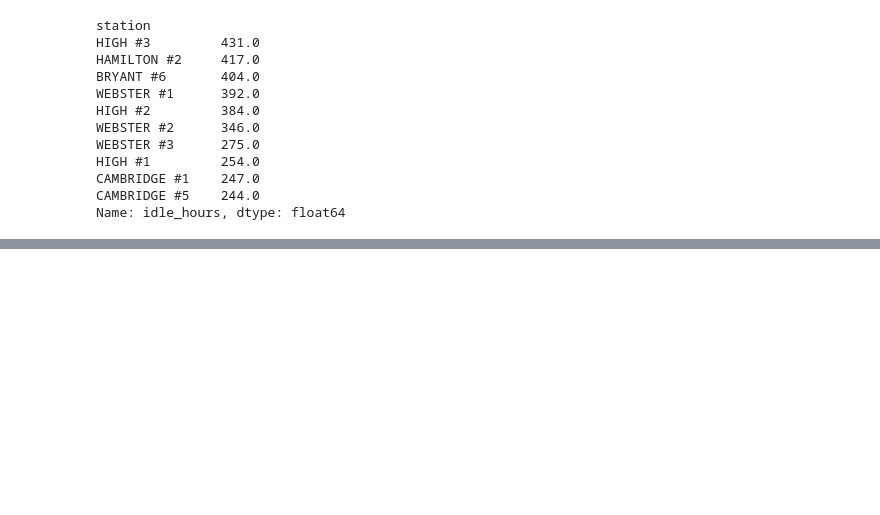
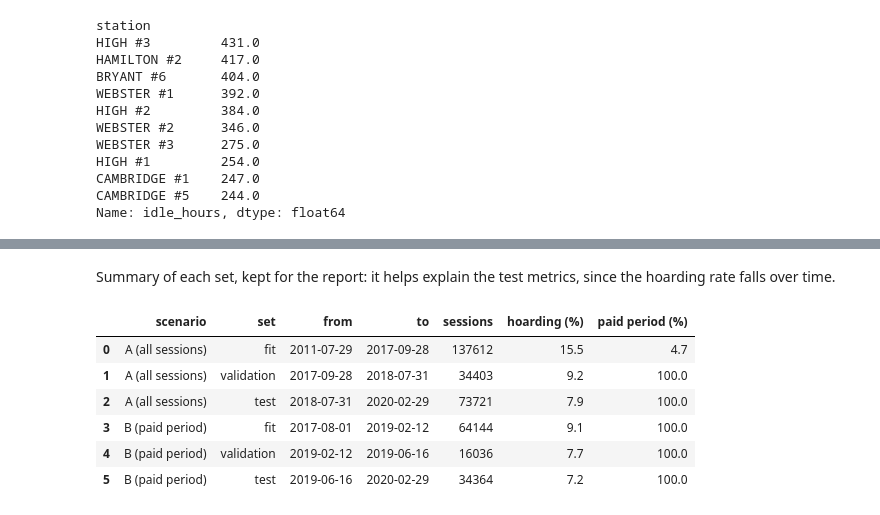
Before and after one commit to Teresa7810/Introduction-to-Business-Analytics, a Jupyter notebook: 4. Exploratory.ipynb, the cells around one changed output, grey strips where cells are left out. Drawn from its saved outputs; the diff is of its cells as text; code cells hidden in the pictures; blank space fills up the shorter version.

```diff
--- a/4. Exploratory.ipynb
+++ b/4. Exploratory.ipynb
@@ -183,0 +241,17 @@ MPL #1 to #3 have the highest hoarding rates (27 to 33%), but they are among the
+# %%
+season_map = {12: "winter", 1: "winter", 2: "winter",
+              3: "spring", 4: "spring", 5: "spring",
+              6: "summer", 7: "summer", 8: "summer",
+              9: "autumn", 10: "autumn", 11: "autumn"}
+
+# start_hour was already created in 4.2
+ev["day_of_week"] = ev["start"].dt.dayofweek
+ev["is_weekend"] = (ev["day_of_week"] >= 5).astype(int)
+ev["month"] = ev["start"].dt.month
+ev["season"] = ev["month"].map(season_map)
+
+first_paid = ev.loc[ev["fee"] > 0, "start"].min()
+ev["paid_period"] = (ev["start"] >= first_paid).astype(int)
+print("First paid session:", first_paid)
+
+ev[["start", "station", "start_hour", "day_of_week", "is_weekend", "month", "season", "paid_period"]].head()
@@ -183,0 +270,33 @@ MPL #1 to #3 have the highest hoarding rates (27 to 33%), but they are among the
+# %%
+def temporal_split(data, train_share=0.7, val_share=0.2):
+    data = data.sort_values("start", kind="stable")  # ties keep the original file order
+    n_train = int(len(data) * train_share)
+    n_fit = int(n_train * (1 - val_share))
+    return data.iloc[:n_fit], data.iloc[n_fit:n_train], data.iloc[n_train:]
+
+fit_A, val_A, test_A = temporal_split(ev)
+fit_B, val_B, test_B = temporal_split(ev[ev["paid_period"] == 1])
+# %% [markdown]
+Summary of each set, kept for the report: it helps explain the test metrics, since the hoarding rate falls over time.
+# %%
+# one row per set: dates, number of sessions, hoarding rate and share of paid sessions
+rows = []
+for scenario, sets in [("A (all sessions)", [fit_A, val_A, test_A]),
+                       ("B (paid period)", [fit_B, val_B, test_B])]:
+    for name, d in zip(["fit", "validation", "test"], sets):
+        rows.append({"scenario": scenario, "set": name,
+                     "from": d["start"].min().date(), "to": d["start"].max().date(),
+                     "sessions": len(d),
+                     "hoarding (%)": round(d["hoarding"].mean() * 100, 1),
+                     "paid period (%)": round(d["paid_period"].mean() * 100, 1)})
+
+split_table = pd.DataFrame(rows)
+split_table
+# %% [output]
+|  | scenario | set | from | to | sessions | hoarding (%) | paid period (%) |
+| 0 | A (all sessions) | fit | 2011-07-29 | 2017-09-28 | 137612 | 15.5 | 4.7 |
+| 1 | A (all sessions) | validation | 2017-09-28 | 2018-07-31 | 34403 | 9.2 | 100.0 |
+| 2 | A (all sessions) | test | 2018-07-31 | 2020-02-29 | 73721 | 7.9 | 100.0 |
+| 3 | B (paid period) | fit | 2017-08-01 | 2019-02-12 | 64144 | 9.1 | 100.0 |
+| 4 | B (paid period) | validation | 2019-02-12 | 2019-06-16 | 16036 | 7.7 | 100.0 |
+| 5 | B (paid period) | test | 2019-06-16 | 2020-02-29 | 34364 | 7.2 | 100.0 |
```
Also changed, not shown: parts of 39 cells of this notebook.
